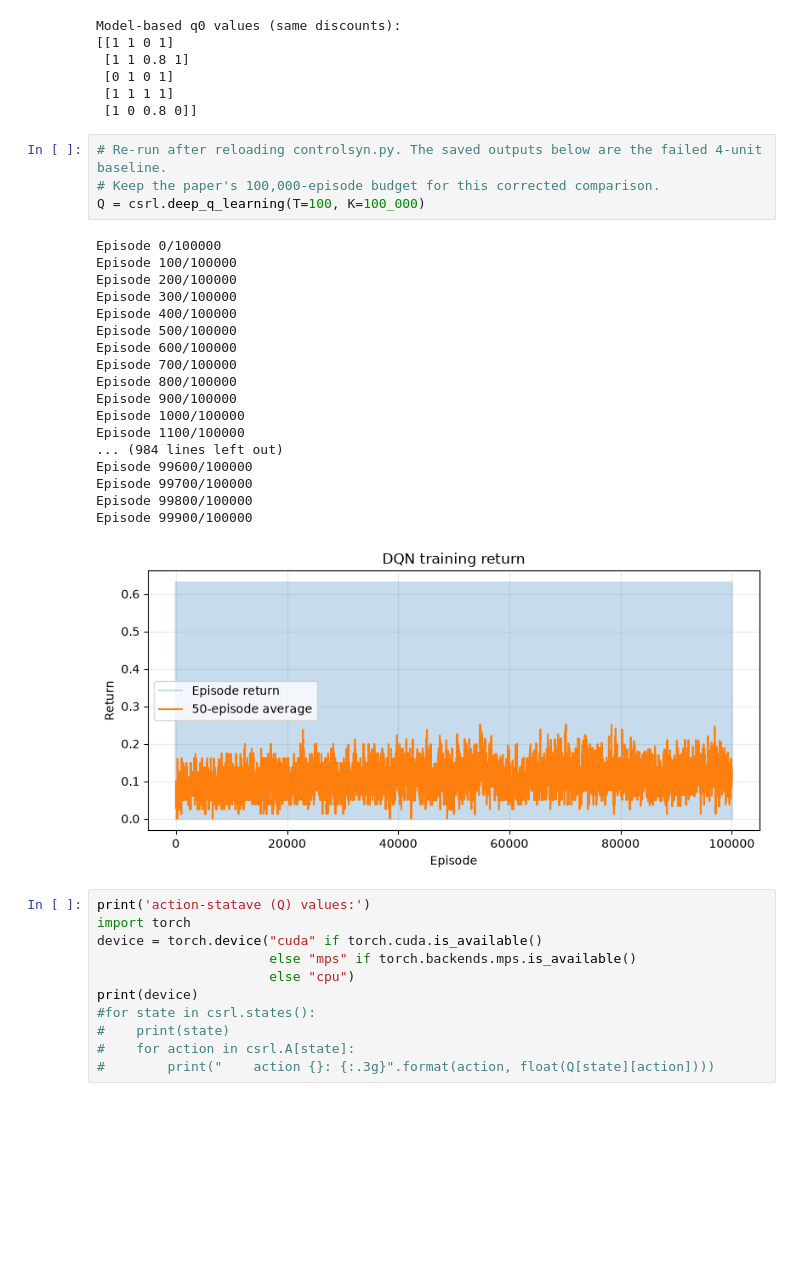
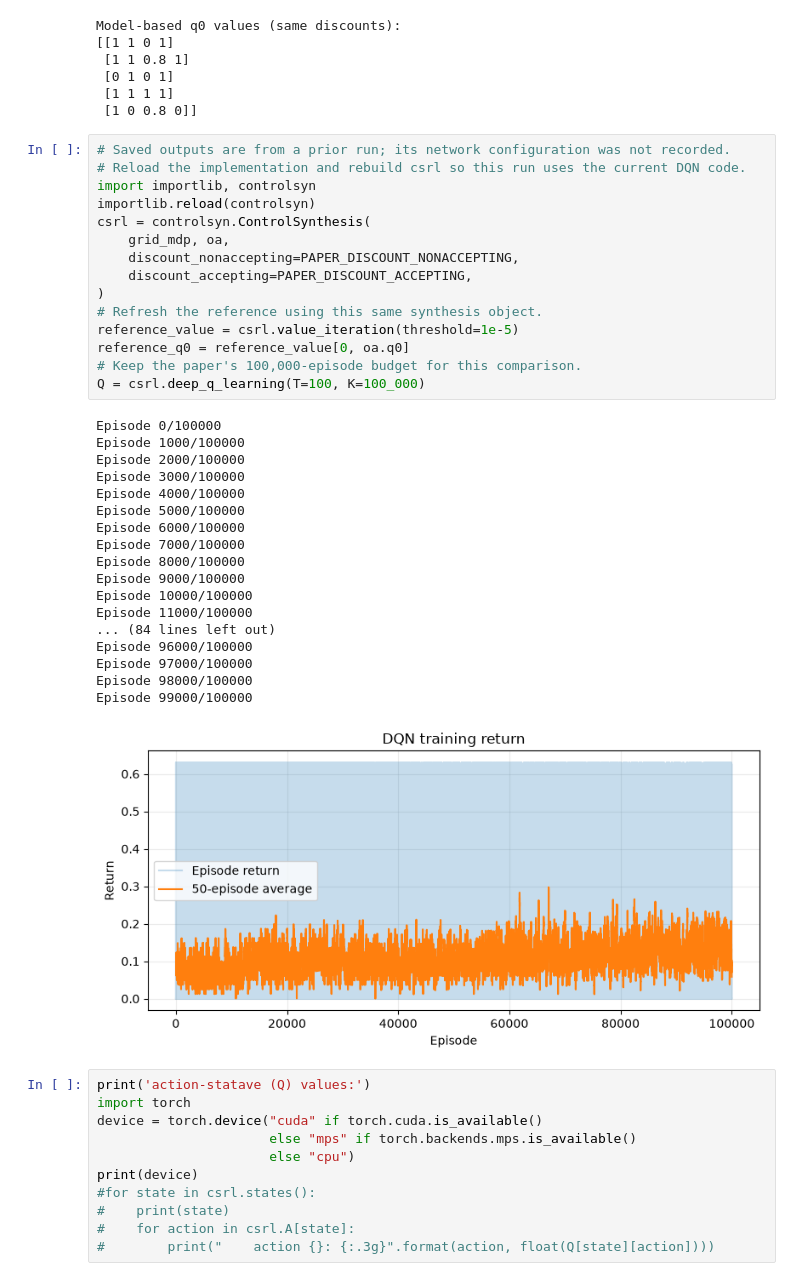
Before and after one commit to connorbrooks18/RL_With_LTL_Constraints, a Jupyter notebook: safe absorbing states.ipynb, the cells around one changed output. Drawn from its saved outputs; the diff is of its cells as text; blank space fills up the shorter version.

```diff
--- a/safe absorbing states.ipynb
+++ b/safe absorbing states.ipynb
@@ -267,29 +267,40 @@ Model-based q0 values (same discounts):
  [0 1 0 1]
  [1 1 1 1]
  [1 0 0.8 0]]
-# %%
-# Re-run after reloading controlsyn.py. The saved outputs below are the failed 4-unit baseline.
-# Keep the paper's 100,000-episode budget for this corrected comparison.
-Q = csrl.deep_q_learning(T=100, K=100_000)
-# %% [output]
-Episode 0/100000
-Episode 100/100000
-Episode 200/100000
-Episode 300/100000
-Episode 400/100000
-Episode 500/100000
-Episode 600/100000
-Episode 700/100000
-Episode 800/100000
-Episode 900/100000
-Episode 1000/100000
-Episode 1100/100000
-... (984 lines left out)
-Episode 99600/100000
-Episode 99700/100000
-Episode 99800/100000
-Episode 99900/100000
-[figure, removed]
+# %%
+# Saved outputs are from a prior run; its network configuration was not recorded.
+# Reload the implementation and rebuild csrl so this run uses the current DQN code.
+import importlib, controlsyn
+importlib.reload(controlsyn)
+csrl = controlsyn.ControlSynthesis(
+    grid_mdp, oa,
+    discount_nonaccepting=PAPER_DISCOUNT_NONACCEPTING,
+    discount_accepting=PAPER_DISCOUNT_ACCEPTING,
+)
+# Refresh the reference using this same synthesis object.
+reference_value = csrl.value_iteration(threshold=1e-5)
+reference_q0 = reference_value[0, oa.q0]
+# Keep the paper's 100,000-episode budget for this comparison.
+Q = csrl.deep_q_learning(T=100, K=100_000)
+# %% [output]
+Episode 0/100000
+Episode 1000/100000
+Episode 2000/100000
+Episode 3000/100000
+Episode 4000/100000
+Episode 5000/100000
+Episode 6000/100000
+Episode 7000/100000
+Episode 8000/100000
+Episode 9000/100000
+Episode 10000/100000
+Episode 11000/100000
+... (84 lines left out)
+Episode 96000/100000
+Episode 97000/100000
+Episode 98000/100000
+Episode 99000/100000
+[figure, added]
 # %%
 print('action-statave (Q) values:')
 import torch
```
Also changed, not shown: parts of 4 cells of this notebook, 1 other file.
